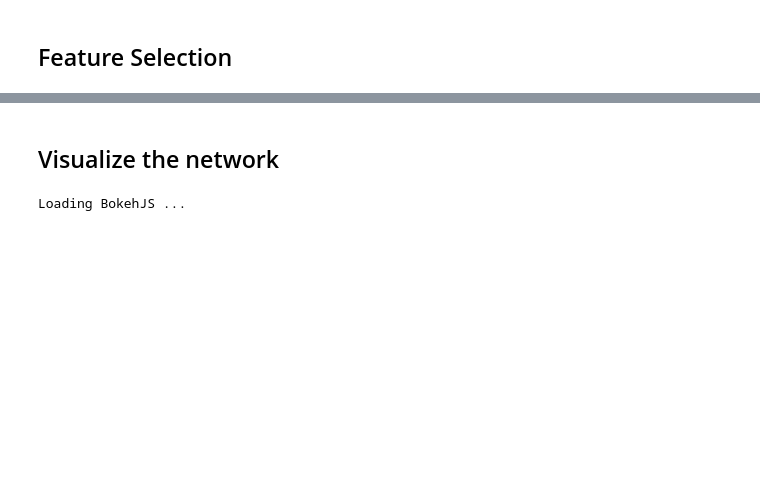
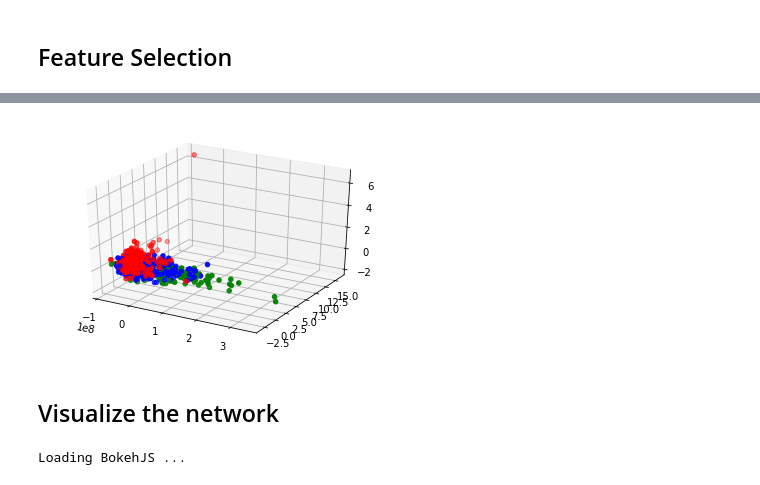
Before and after one commit to yuechaohou/PDS, a Jupyter notebook: feature_selection/Feature Selection.ipynb, the cells around one changed output, grey strips where cells are left out. Drawn from its saved outputs; the diff is of its cells as text; code cells hidden in the pictures; blank space fills up the shorter version.

Commit message:
add image

```diff
--- a/feature_selection/Feature Selection.ipynb
+++ b/feature_selection/Feature Selection.ipynb
@@ -53,6 +53,9 @@ print(name_dic['Deep Throat(1972)'])
 # %%
 with open('movie_info.pkl','rb') as f:
     movie_info=pickle.load(f)
+
+with open('name_url.pkl','rb') as f:
+    movie_budget=pickle.load(f)
 
 def get_person_info_helper(name, movie_info=movie_info, movie_budget=movie_budget):
 
@@ -263,0 +228,11 @@ print(pdf)
+# %%
+import operator
+
+key_list=['Keywords', 'Production Method', 'Franchise', 'Creative Type', 'Genre', 'Production Companies']
+for key in key_list:
+    file_name='_'.join(key.lower().split())
+    print(file_name)
+    with open(file_name+'.pkl','rb') as f:
+        movie_info=pickle.load(f)
+    sorted_movie=sorted(movie_info.items(), key=lambda d: d[1])
+    print(sorted_movie[-30:])
@@ -273,3 +267,85 @@ for i in tqdm(range(10)):
+# %%
+import matplotlib
+import matplotlib.pyplot as plt
+from mpl_toolkits.mplot3d import Axes3D
+from sklearn.decomposition import PCA
+%matplotlib inline
+
+visual_list=dict()
+
+with open('movie_info.pkl', 'rb') as f:
+    movie_info=pickle.load(f)
+
+with open('person_info.pkl', 'rb') as f:
+    person_info=pickle.load(f)
+
+with open('name_url.pkl', 'rb') as f:
+    movie_budget=pickle.load(f)
+
+visual_y=list()
+visual_list['budget']=list()
+visual_list['cast']=list()
+total_info=dict()
+key_list=['Keywords', 'Production Method', 'Franchise', 'Creative Type', 'Genre', 'Production Companies']
+for key in key_list:
+    file_name='_'.join(key.lower().split())
+    visual_list[file_name]=list()
+    with open(file_name+'.pkl','rb') as f:
+        total_info[file_name]=pickle.load(f)
+
+for name in movie_info.keys():
+    cast_dic=movie_info[name]['cast']
+    cast_list=['leading_members', 'production']
+    if 'Keywords' in movie_info[name]['summary'].keys() and 'Production Method' in movie_info[name]['summary'].keys() \
+    and 'Franchise' in movie_info[name]['summary'].keys() and 'Creative Type' in movie_info[name]['summary'].keys() \
+    and 'Genre' in movie_info[name]['summary'].keys() and 'Production Companies' in movie_info[name]['summary'].keys() \
+    and 'Domestic Releases' in movie_info[name]['summary'].keys() and min(movie_info[name]['summary']['Domestic Releases'].values())<datetime.now():
+
+        if math.log(movie_budget[name]['Worldwide Gross']+1)<19:
+            visual_y.append('r')
+        elif math.log(movie_budget[name]['Worldwide Gross']+1)<20:
+            visual_y.append('b')
+        else:
+            visual_y.append('g')
+
+        tmplist=list()
+        for cate in cast_list:
+            if cate in cast_dic.keys():
+                for person in cast_dic[cate]:
+                    person_name=person['name'].strip()
+                    tmplist.append(person_info[person_name])
+
+        visual_list['cast'].append(np.mean(np.array(tmplist)))
+        visual_list['budget'].append(movie_budget[name]['Production Budget'])
+
+        key_list=['Franchise', 'Creative Type', 'Genre']
+        for key in key_list:
+            file_name='_'.join(key.lower().split())
+            cate=movie_info[name]['summary'][key].strip()
+            visual_list[file_name].append(total_info[file_name][cate])
+
+        key_list=['Keywords', 'Production Method','Production Companies']
+        for key in key_list:
+            file_name='_'.join(key.lower().split())
+            tmplist=list()
+            for cate in movie_info[name]['summary'][key]:
+                tmplist.append(total_info[file_name][cate.strip()])
+            visual_list[file_name].append(np.mean(np.array(tmplist)))
+
+P=np.array(list(visual_list.values())).T
+visual_y=np.array(visual_y)
+y_train=visual_y[~np.isnan(P).any(axis=1)]
+P=P[~np.isnan(P).any(axis=1)]
+pca = PCA(n_components=3)
+pca.fit(P)
+P=pca.transform(P)
+
+fig = plt.figure()
+ax = fig.add_subplot(111, projection='3d')
+ax.scatter3D(P[:,0],P[:,1],P[:,2], c=y_train)
+plt.show()
+# %% [output]
+[figure, added]
 # %% [markdown]
 ## Visualize the network
 # %%
```
Also changed, not shown: parts of 9 cells of this notebook, 13 other files.
